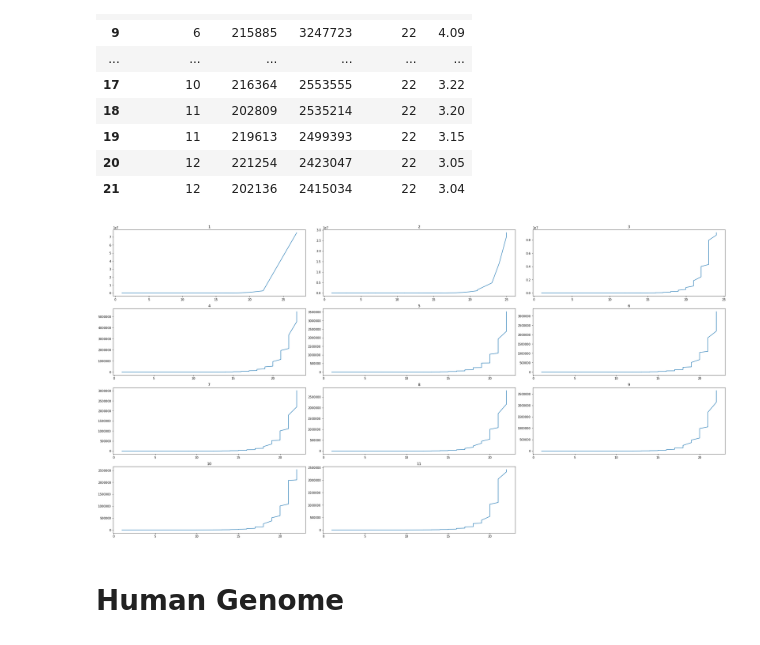
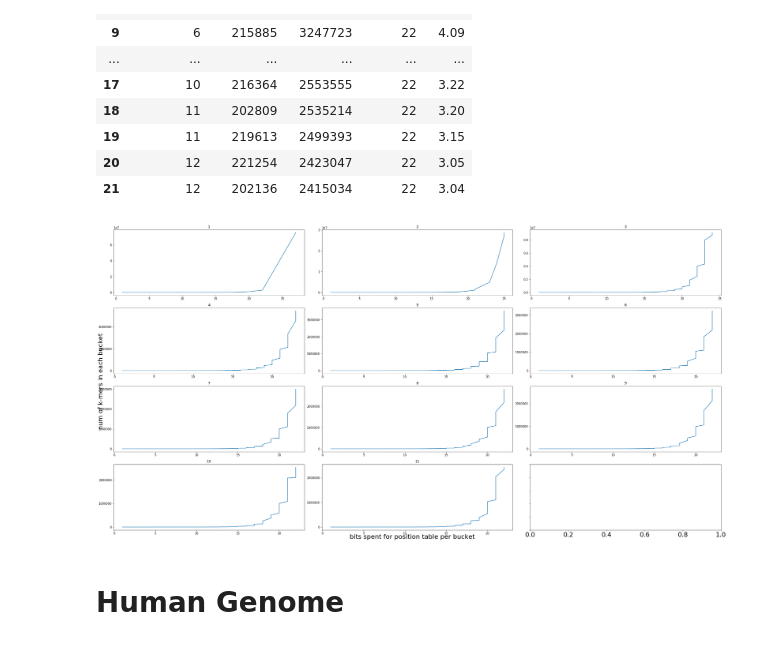
Before and after one commit to fataltes/quickNBs, a Jupyter notebook: pufferfish.ipynb, the cells around one changed output. Drawn from its saved outputs; the diff is of its cells as text; code cells hidden in the pictures.

Commit message:
updated the plots

```diff
--- a/pufferfish.ipynb
+++ b/pufferfish.ipynb
@@ -3,6 +3,7 @@
 import random
 import pandas as pd
 import matplotlib.pyplot as plt
+plt.rcParams.update({'font.size': 22})
 # %% [markdown]
 # Minimizers
 ## Bucket distribution
@@ -46,14 +47,19 @@ txp_maxRow
 | 20 | 12 | 221254 | 2423047 | 22 | 3.05 |
 | 21 | 12 | 202136 | 2415034 | 22 | 3.04 |
 # %%
-plt.figure(figsize=(30, 15))
+plt.rcParams.update({'font.size': 22})
+fig, ax = plt.subplots(nrows=4, ncols=3, sharex=True, sharey=True, figsize=(30, 15), )
+fig.text(0.5, 0.001, 'bits spent for position table per bucket', ha='center')
+fig.text(0.001, 0.5, 'num of k-mers in each bucket', va='center', rotation='vertical')
+plt.rcParams.update({'font.size': 10})
 for i in range(1,12):
     plt.subplot(4,3,i)
     plt.plot(txp_df[i+1].posBits, txp_df[i+1].kmerCnt)
     plt.title(i)
 plt.tight_layout(pad=0.4, w_pad=0.5, h_pad=1.0)
+plt.rcParams.update({'font.size': 22})
 # %% [output]
-[figure, old version]
+[figure, new version]
 # %% [markdown]
 # Human Genome
 # %%
```
Also changed, not shown: parts of 2 cells of this notebook.
